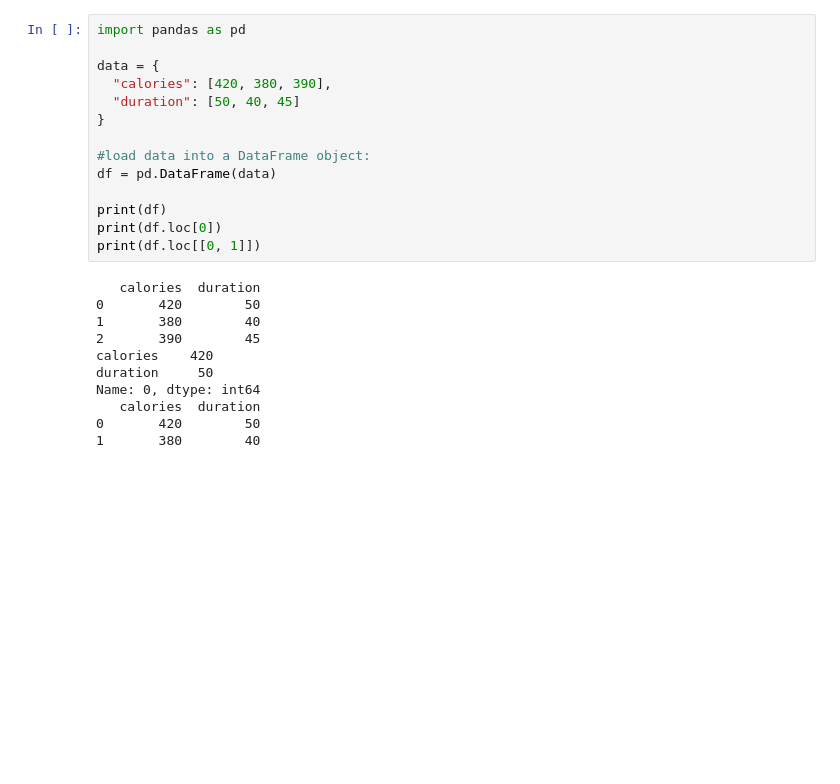
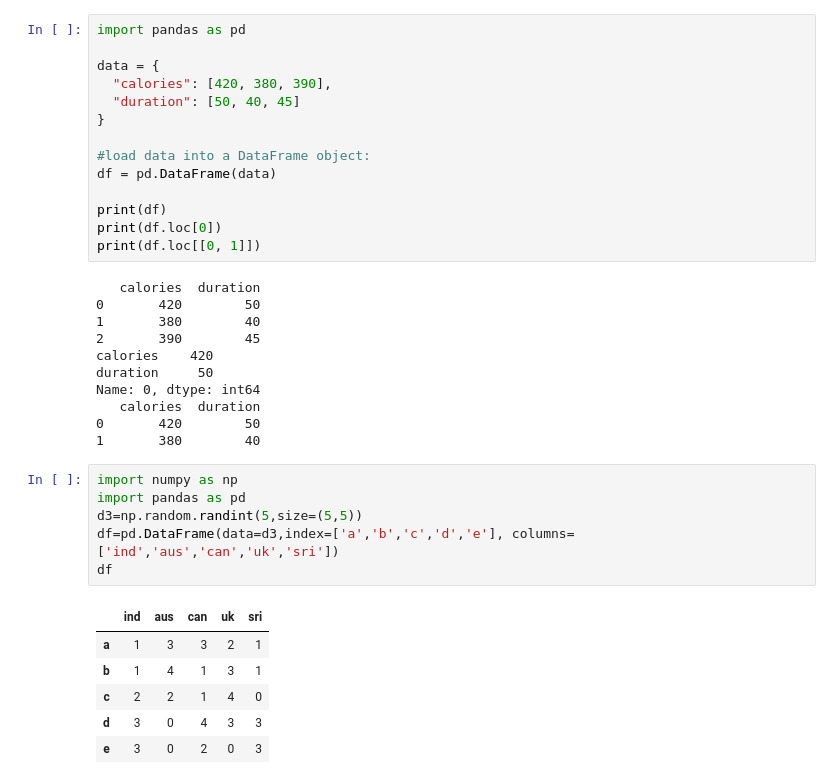
Before and after one commit to enge-singh07/Practice_Set, a Jupyter notebook: Get_Start_Pandas.ipynb, the cells around one changed output. Drawn from its saved outputs; the diff is of its cells as text; blank space fills up the shorter version.

```diff
--- a/Get_Start_Pandas.ipynb
+++ b/Get_Start_Pandas.ipynb
@@ -241,3 +241,16 @@ Name: 0, dtype: int64
    calories  duration
 0       420        50
 1       380        40
+# %%
+import numpy as np
+import pandas as pd
+d3=np.random.randint(5,size=(5,5))
+df=pd.DataFrame(data=d3,index=['a','b','c','d','e'], columns=['ind','aus','can','uk','sri'])
+df
+# %% [output]
+|  | ind | aus | can | uk | sri |
+| a | 1 | 3 | 3 | 2 | 1 |
+| b | 1 | 4 | 1 | 3 | 1 |
+| c | 2 | 2 | 1 | 4 | 0 |
+| d | 3 | 0 | 4 | 3 | 3 |
+| e | 3 | 0 | 2 | 0 | 3 |
```
Also changed, not shown: parts of 11 cells of this notebook.
